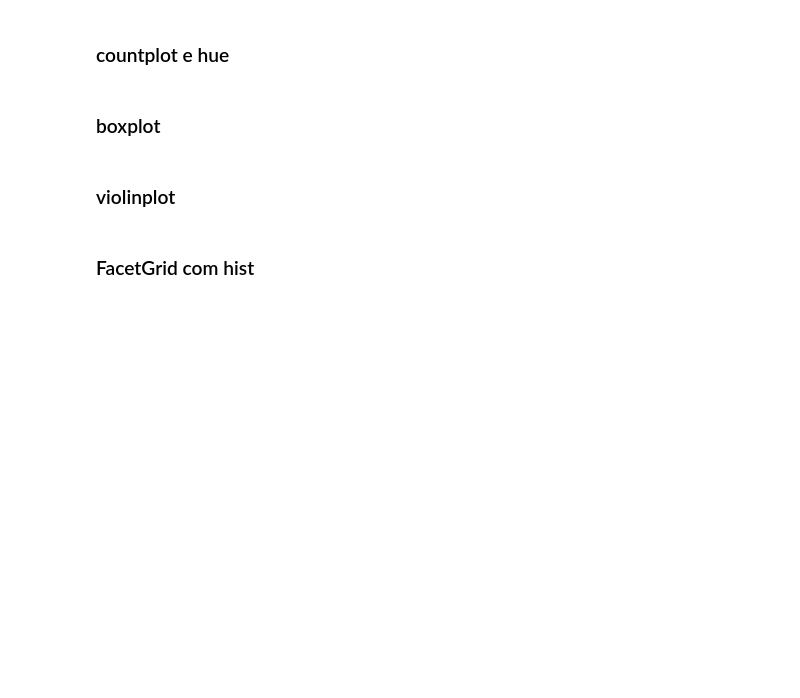
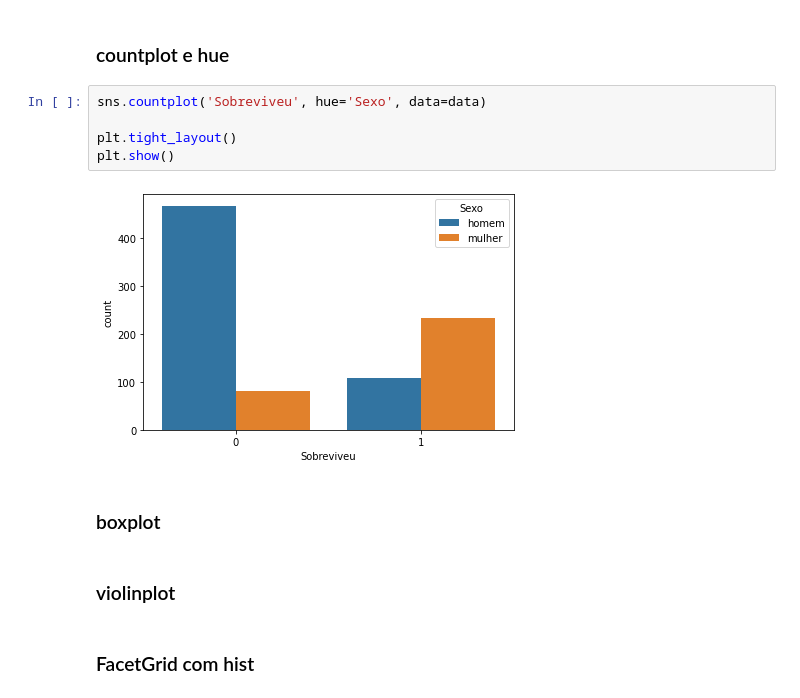
Before and after one commit to leonhardc/Data-Science-e-Machine-Learning-com-Estat-stica-e-Python, a Jupyter notebook: Recursos/05 - Visualizacao de Dados/Visualização de Dados - Vazio.ipynb, the cells around one changed output. Drawn from its saved outputs; the diff is of its cells as text; blank space fills up the shorter version.

```diff
--- a/Recursos/05 - Visualizacao de Dados/Visualização de Dados - Vazio.ipynb
+++ b/Recursos/05 - Visualizacao de Dados/Visualização de Dados - Vazio.ipynb
@@ -143,5 +203,12 @@ ax[0].hist(data['Idade'].dropna())
 # %% [markdown]
 ### countplot  e hue
+# %%
+sns.countplot('Sobreviveu', hue='Sexo', data=data)
+
+plt.tight_layout()
+plt.show()
+# %% [output]
+[figure, added]
 # %% [markdown]
 ### boxplot
 # %% [markdown]
```
Also changed, not shown: parts of 7 cells of this notebook.
